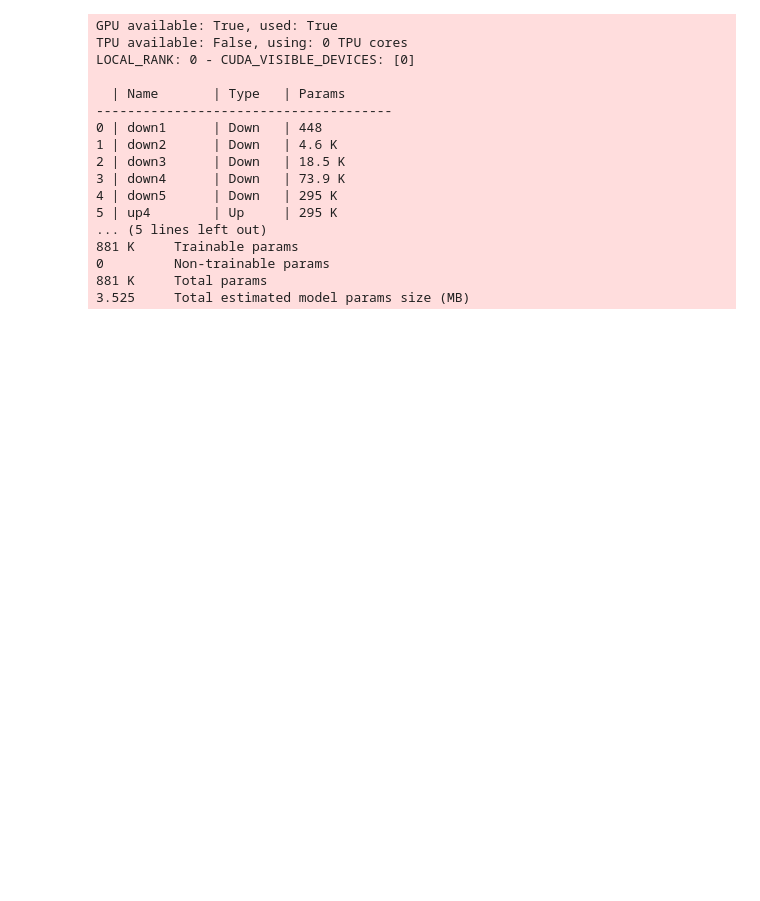
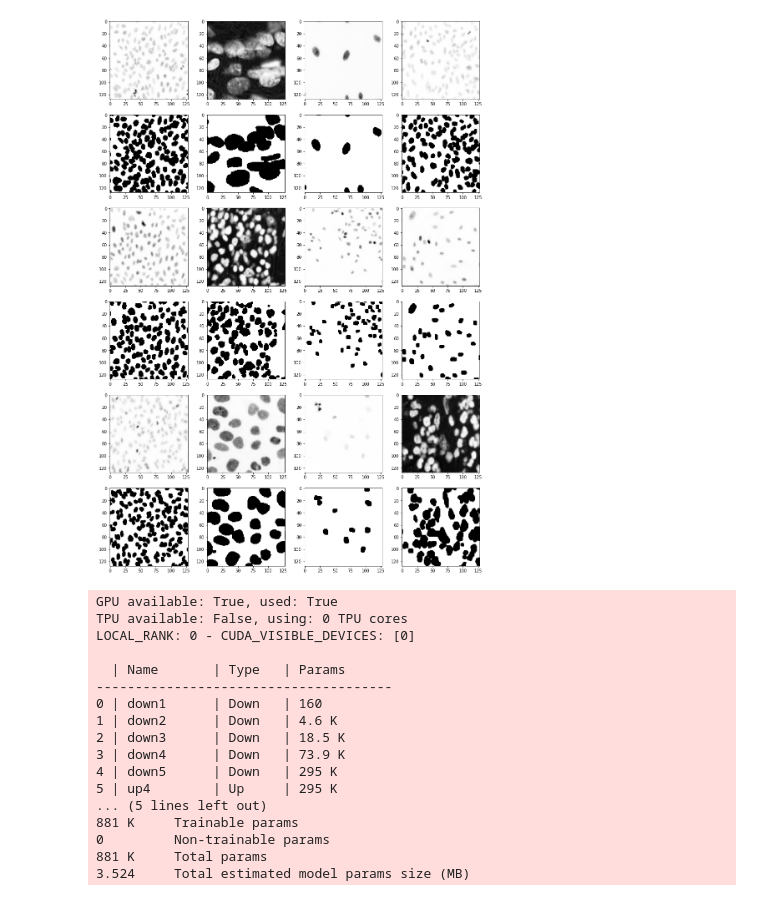
Before and after one commit to benb111/unet, a Jupyter notebook: unet.ipynb, the cells around one changed output. Cells and saved outputs as stored; diff of their text form; code cells hidden in the pictures; blank space fills up the shorter version.

```diff
--- a/unet.ipynb
+++ b/unet.ipynb
@@ -42,9 +93,14 @@ Num test examples: 65
 # %%
+# First, let's take a look at a random sample of the cell nuclei images to get a sense for what we're working with.
+
+cn_ids = next(os.walk(CN_PATH))[1]
+print('Num cell nuclei examples: {}'.format(len(cn_ids)))
+
 random.seed(906)
-rand_ids = random.sample(train_ids, 12)
-f, subaxes = plt.subplots(3, 4, figsize=(16, 12))
+rand_ids = random.sample(cn_ids, 12)
+_, subaxes = plt.subplots(3, 4, figsize=(16, 12))
 subaxes = subaxes.flatten()
 for i, id_ in enumerate(rand_ids):
-    img = imread(TRAIN_PATH + id_ + '/images/' + id_ + '.png')
+    img = imread(CN_PATH + id_ + '/images/' + id_ + '.png')
     subaxes[i].imshow(img)
 # %% [output]
@@ -51,5 +108 @@ for i, id_ in enumerate(rand_ids):
 [figure]
-# %%
-id_ = rand_ids[4]
-img = imread(TRAIN_PATH + id_ + '/images/' + id_ + '.png')
-imshow(img)
@@ -59,5 +108,0 @@ imshow(img)
-# %%
-mask_file = next(os.walk(TRAIN_PATH + id_ + '/masks/'))[2][7]
-mask = imread(TRAIN_PATH + id_ + '/masks/' + mask_file)
-print(mask.shape)
-imshow(mask)
@@ -113,3 +185,17 @@ imshow(Y[0].astype(np.uint8) * 255)
+# %%
+# Let's look some random images after they've been processed.
+# We'll look at 12 images, and for each image we'll display its
+# corresponding mask directly beneath it.
+random.seed(36)
+rand_ids = random.sample(range(len(cn_images)), 12)
+
+_, subaxes = plt.subplots(6, 4, figsize=(16, 24))
+subaxes = subaxes.flatten()
+for i, img_idx in enumerate(rand_ids):
+    subaxes[8*(i // 4) + i%4].imshow(cn_images[img_idx], cmap='Greys')
+    subaxes[8*(i // 4) + 4 + i%4].imshow(cn_masks[img_idx], cmap='Greys')
+# %% [output]
+[figure, added]
 # %%
 class Down(nn.Module):
     def __init__(self, in_channels, out_channels, max_pool=2):
@@ -143,7 +229,7 @@ class UNet(pl.LightningModule):
     def __init__(self):
         super(UNet, self).__init__()
 
-        self.down1 = Down(3, 16, max_pool=1)
+        self.down1 = Down(1, 16, max_pool=1)
         self.down2 = Down(16, 32)
         self.down3 = Down(32, 64)
         self.down4 = Down(64, 128)
@@ -152,10 +238,10 @@ class UNet(pl.LightningModule):
         self.up3 = Up(256, 64)
         self.up2 = Up(128, 32)
         self.up1 = Up(64, 16)
-        self.final_conv = nn.Conv2d(35, 1, 1)
+        self.final_conv = nn.Conv2d(33, 1, 1)
 
     def forward(self, x):
-        x = x.permute(0, 3, 1, 2)
+        x = x.unsqueeze(1)
         c1 = self.down1(x)
         c2 = self.down2(c1)
         c3 = self.down3(c2)
@@ -167,7 +253,7 @@ class UNet(pl.LightningModule):
         u1 = self.up1(u2, c1)
         out = torch.cat([x, u1], dim=1)
         out = self.final_conv(out)
-        out = out.permute(0, 2, 3, 1)
+        out = out.squeeze()
         return out
 
     def configure_optimizers(self):
@@ -190,8 +276,8 @@ class UNet(pl.LightningModule):
 
 
 X_train, X_val, Y_train, Y_val = train_test_split(torch.from_numpy(X), torch.from_numpy(Y), test_size=0.2, random_state=609)
-X_train = (X_train / 255.).float()
-X_val = (X_val / 255.).float()
+X_train = X_train.float()
+X_val = X_val.float()
 Y_train = Y_train.float()
 Y_val = Y_val.float()
 
@@ -202,8 +288,7 @@ train_loader = DataLoader(train_data, batch_size=16)
 val_loader = DataLoader(val_data, batch_size=16)
 
 model = UNet()
-
-trainer = pl.Trainer(gpus=1, max_epochs=100)
+trainer = pl.Trainer(gpus=1, max_epochs=20)
 trainer.fit(model, train_loader, val_loader)
 # %% [output]
 GPU available: True, used: True
@@ -212,7 +297,7 @@ LOCAL_RANK: 0 - CUDA_VISIBLE_DEVICES: [0]
 
   | Name       | Type   | Params
 --------------------------------------
-0 | down1      | Down   | 448
+0 | down1      | Down   | 160
 1 | down2      | Down   | 4.6 K
 2 | down3      | Down   | 18.5 K
 3 | down4      | Down   | 73.9 K
@@ -222,7 +307,7 @@ LOCAL_RANK: 0 - CUDA_VISIBLE_DEVICES: [0]
 881 K     Trainable params
 0         Non-trainable params
 881 K     Total params
-3.525     Total estimated model params size (MB)
+3.524     Total estimated model params size (MB)
 # %%
 %reload_ext tensorboard
 %tensorboard --logdir lightning_logs/ --port=8008
```
Also changed, not shown: parts of 14 cells of this notebook.
